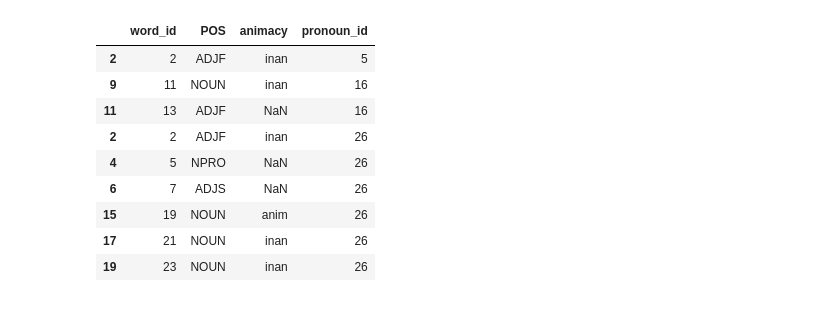
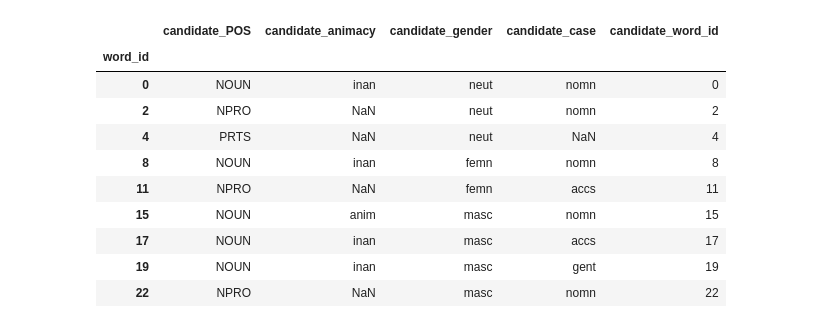
Before and after one commit to okulovsky/grammar_ru, a Jupyter notebook: notebooks/2022 Autumn/Antecedent.ipynb, the cells around one changed output. Cells and saved outputs as stored; diff of their text form; code cells hidden in the pictures.

```diff
--- a/notebooks/2022 Autumn/Antecedent.ipynb
+++ b/notebooks/2022 Autumn/Antecedent.ipynb
@@ -117,20 +82,17 @@ def _get_pronoun_antecedent_candidates(df: pd.DataFrame, row):
-# %%
-from yo_fluq_ds import *
-
-antecedent_frames = []
-for pronoun_row in Query.df(pronouns_df):
-    candidates = _get_pronoun_antecedent_candidates(merged_df, pronoun_row)
-    antecedent_frames.append(candidates)
-db.data_frames['candidates'] = pd.concat(antecedent_frames)
-db.data_frames['candidates']
-# %% [output]
-|  | word_id | POS | animacy | pronoun_id |
-| 2 | 2 | ADJF | inan | 5 |
-| 9 | 11 | NOUN | inan | 16 |
-| 11 | 13 | ADJF | NaN | 16 |
-| 2 | 2 | ADJF | inan | 26 |
-| 4 | 5 | NPRO | NaN | 26 |
-| 6 | 7 | ADJS | NaN | 26 |
-| 15 | 19 | NOUN | anim | 26 |
-| 17 | 21 | NOUN | inan | 26 |
-| 19 | 23 | NOUN | inan | 26 |
+# %%
+antecedent_candidates_df = morphology_df.loc[_get_candidate_filter(), ['POS', 'animacy', 'gender', 'case']]
+antecedent_candidates_df['word_id'] = antecedent_candidates_df.index
+antecedent_candidates_df = antecedent_candidates_df.add_prefix('candidate_')
+antecedent_candidates_df
+# %% [output]
+|  | candidate_POS | candidate_animacy | candidate_gender | candidate_case | candidate_word_id |
+| word_id |  |  |  |  |  |
+| 0 | NOUN | inan | neut | nomn | 0 |
+| 2 | NPRO | NaN | neut | nomn | 2 |
+| 4 | PRTS | NaN | neut | NaN | 4 |
+| 8 | NOUN | inan | femn | nomn | 8 |
+| 11 | NPRO | NaN | femn | accs | 11 |
+| 15 | NOUN | anim | masc | nomn | 15 |
+| 17 | NOUN | inan | masc | accs | 17 |
+| 19 | NOUN | inan | masc | gent | 19 |
+| 22 | NPRO | NaN | masc | nomn | 22 |
```
Also changed, not shown: parts of 26 cells of this notebook.
